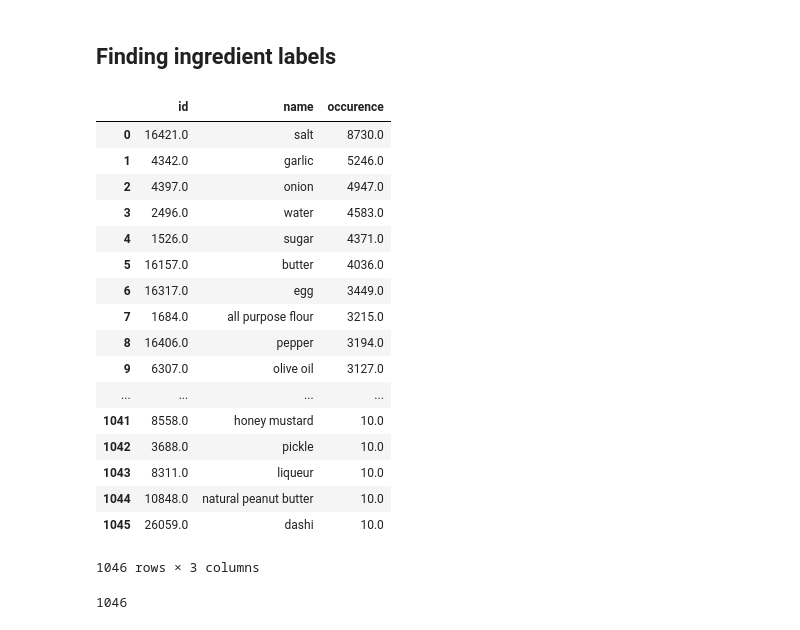
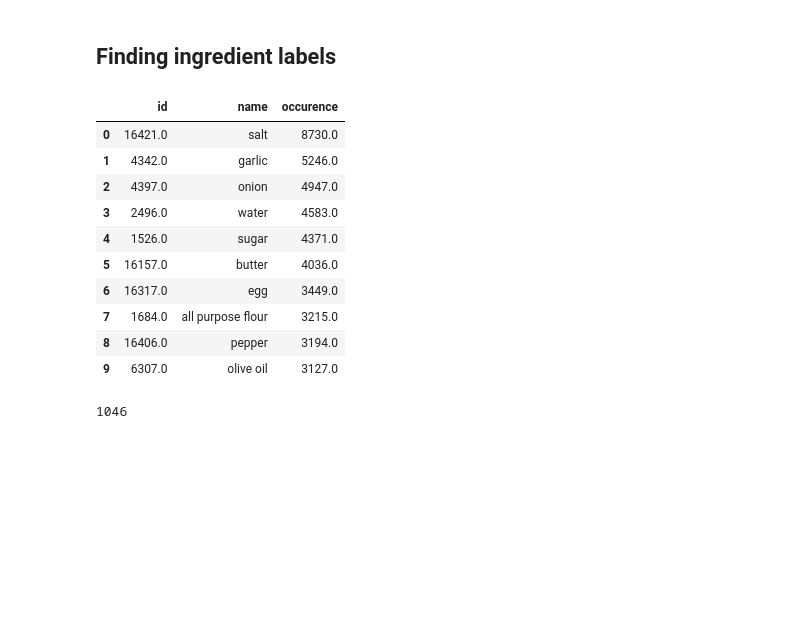
Before and after one commit to Rivollet/ADAProject, a Jupyter notebook: data-analysis/Ingredient_labelization.ipynb, the cells around one changed output. Saved outputs shown, nothing was run; the diff lists cells and outputs as text; code cells hidden in the pictures; blank space fills up the shorter version.

```diff
--- a/data-analysis/Ingredient_labelization.ipynb
+++ b/data-analysis/Ingredient_labelization.ipynb
@@ -106,26 +107,19 @@ for ingredient in ingredients:
 
 df_ingredients.drop(df_ingredients[df_ingredients['occurence'] < 10].index, inplace = True)
 # %%
-df_ingredients
+df_ingredients.head(10)
 # %% [output]
 |  | id | name | occurence |
 | 0 | 16421.0 | salt | 8730.0 |
 | 1 | 4342.0 | garlic | 5246.0 |
 | 2 | 4397.0 | onion | 4947.0 |
 | 3 | 2496.0 | water | 4583.0 |
 | 4 | 1526.0 | sugar | 4371.0 |
 | 5 | 16157.0 | butter | 4036.0 |
 | 6 | 16317.0 | egg | 3449.0 |
 | 7 | 1684.0 | all purpose flour | 3215.0 |
 | 8 | 16406.0 | pepper | 3194.0 |
 | 9 | 6307.0 | olive oil | 3127.0 |
-| ... | ... | ... | ... |
-| 1041 | 8558.0 | honey mustard | 10.0 |
-| 1042 | 3688.0 | pickle | 10.0 |
-| 1043 | 8311.0 | liqueur | 10.0 |
-| 1044 | 10848.0 | natural peanut butter | 10.0 |
-| 1045 | 26059.0 | dashi | 10.0 |
-1046 rows × 3 columns
 # %%
 len(df_ingredients)
 # %% [output]
```
Also changed, not shown: parts of 20 cells of this notebook, 1 other file.
